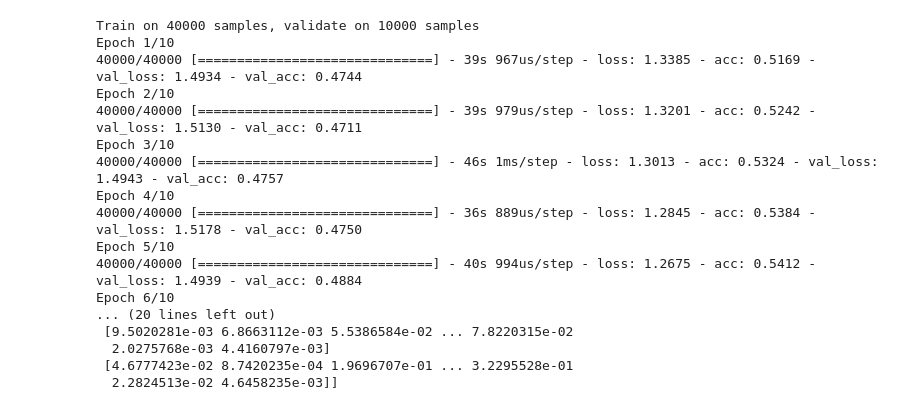
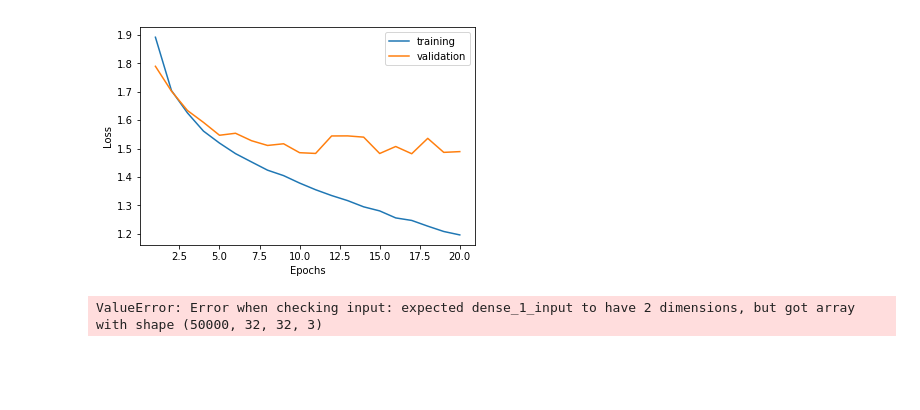
Before and after one commit to nozawaTak/MachineLearingReport, a Jupyter notebook: MLReport9.ipynb, the cells around one changed output. Drawn from its saved outputs; the diff is of its cells as text; code cells hidden in the pictures; blank space fills up the shorter version.

```diff
--- a/MLReport9.ipynb
+++ b/MLReport9.ipynb
@@ -86,43 +102,34 @@ Epoch 6/20
+# %%
+plt.plot(range(1, 20+1), result3.history['loss'], label="training")
+plt.plot(range(1, 20+1), result3.history['val_loss'], label="validation")
+plt.xlabel('Epochs')
+plt.ylabel('Loss')
+plt.legend()
+plt.show()
+# %% [output]
+[figure, added]
 # %%
-from keras.layers import Conv2D, MaxPooling2D
+from keras.layers import Conv2D, MaxPooling2D, Dropout
 
 modelConv = Sequential()
 
-modelConv.add(Conv2D(filters=128, kernel_size=(3,3), activation='relu', input_shape=(32, 32, 3)))
-modelConv.add(Conv2D(filters=256, kernel_size=(3,3), activation='relu'))
+modelConv.add(Conv2D(filters=32, kernel_size=(3,3), activation='relu', input_shape=(32, 32, 3)))
+modelConv.add(Dropout(0.25))
+modelConv.add(Conv2D(filters=64, kernel_size=(3,3), activation='relu'))
 modelConv.add(MaxPooling2D(pool_size=(2,2)))
 modelConv.add(Dropout(0.25))
 modelConv.add(Flatten())
-modelConv.add(Dense(units=128, activation='relu'))
+modelConv.add(Dense(units=64, activation='relu'))
 modelConv.add(Dropout(0.5))
 modelConv.add(Dense(units=10, activation='softmax'))
 
-modelConv.compile(loss='categorical_crossentropy',
-              optimizer='adam',
-              metrics=['accuracy'])
+modelConv.compile(loss='categorical_crossentropy', optimizer='adam', metrics=['accuracy'])
 
-model.fit(x_train, y_train, epochs=10, batch_size=32, validation_split=0.2)
+init_time = time.time()
+resultConv = model.fit(x_train, y_train, epochs=20, batch_size=32, validation_split=0.2)
 
 loss_and_metrics = model.evaluate(x_test, y_test, batch_size=128)
-print(loss_and_metrics)
-
-classes = model.predict(x_test, batch_size=128)
-print(classes)
+print("Loss: ", loss_and_metrics[0], ", Acc: ", loss_and_metrics[1])
+print("Time: ", time.time() - init_time)
 # %% [output]
-Train on 40000 samples, validate on 10000 samples
-Epoch 1/10
-40000/40000 [==============================] - 39s 967us/step - loss: 1.3385 - acc: 0.5169 - val_loss: 1.4934 - val_acc: 0.4744
-Epoch 2/10
-40000/40000 [==============================] - 39s 979us/step - loss: 1.3201 - acc: 0.5242 - val_loss: 1.5130 - val_acc: 0.4711
-Epoch 3/10
-40000/40000 [==============================] - 46s 1ms/step - loss: 1.3013 - acc: 0.5324 - val_loss: 1.4943 - val_acc: 0.4757
-Epoch 4/10
-40000/40000 [==============================] - 36s 889us/step - loss: 1.2845 - acc: 0.5384 - val_loss: 1.5178 - val_acc: 0.4750
-Epoch 5/10
-40000/40000 [==============================] - 40s 994us/step - loss: 1.2675 - acc: 0.5412 - val_loss: 1.4939 - val_acc: 0.4884
-Epoch 6/10
-... (20 lines left out)
- [9.5020281e-03 6.8663112e-03 5.5386584e-02 ... 7.8220315e-02
-  2.0275768e-03 4.4160797e-03]
- [4.6777423e-02 8.7420235e-04 1.9696707e-01 ... 3.2295528e-01
-  2.2824513e-02 4.6458235e-03]]
+ValueError: Error when checking input: expected dense_1_input to have 2 dimensions, but got array with shape (50000, 32, 32, 3)
```
Also changed, not shown: parts of 9 cells of this notebook.
